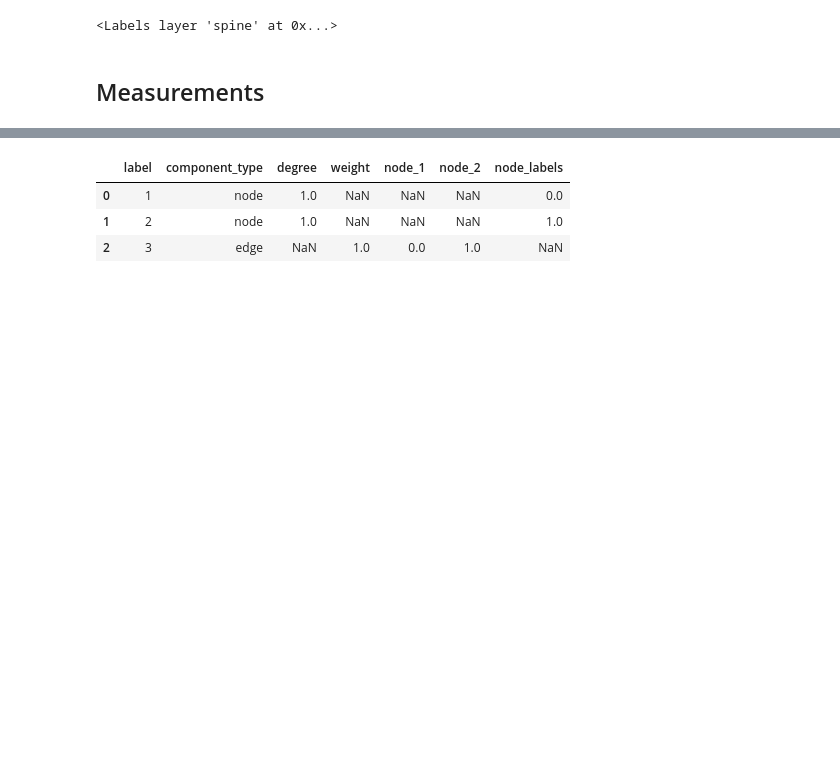
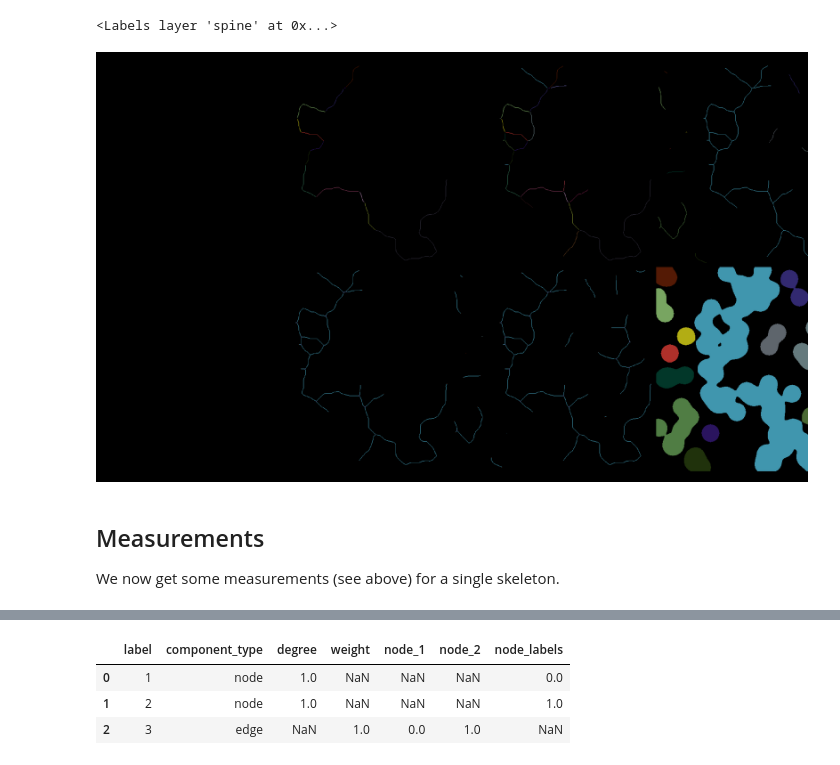
Before and after one commit to allysonryan/napari-toska, a Jupyter notebook: docs/examples/whole_skeleton_measurements_2d.ipynb, the cells around one changed output, grey strips where cells are left out. Saved outputs shown, nothing was run; the diff lists cells and outputs as text; code cells hidden in the pictures; blank space fills up the shorter version.

```diff
--- a/docs/examples/whole_skeleton_measurements_2d.ipynb
+++ b/docs/examples/whole_skeleton_measurements_2d.ipynb
@@ -60,8 +62,14 @@ spine = nts.create_spine_image(adjacency_matrix=adjacency_matrix,
 viewer.add_labels(spine)
 # %% [output]
 <Labels layer 'spine' at 0x...>
-# %% [markdown]
-## Measurements
+# %%
+napari.utils.nbscreenshot(viewer, canvas_only=True)
+# %% [output]
+[figure, added]
+# %% [markdown]
+## Measurements
+
+We now get some measurements (see above) for a single skeleton.
 # %%
 # spine length (in image), number of pixels in spine
 parsed_skeletons_single = nts.parse_single_skeleton(labeled_skeletons, label=1, neighborhood='n8')
```
Also changed, not shown: parts of 4 cells of this notebook.
